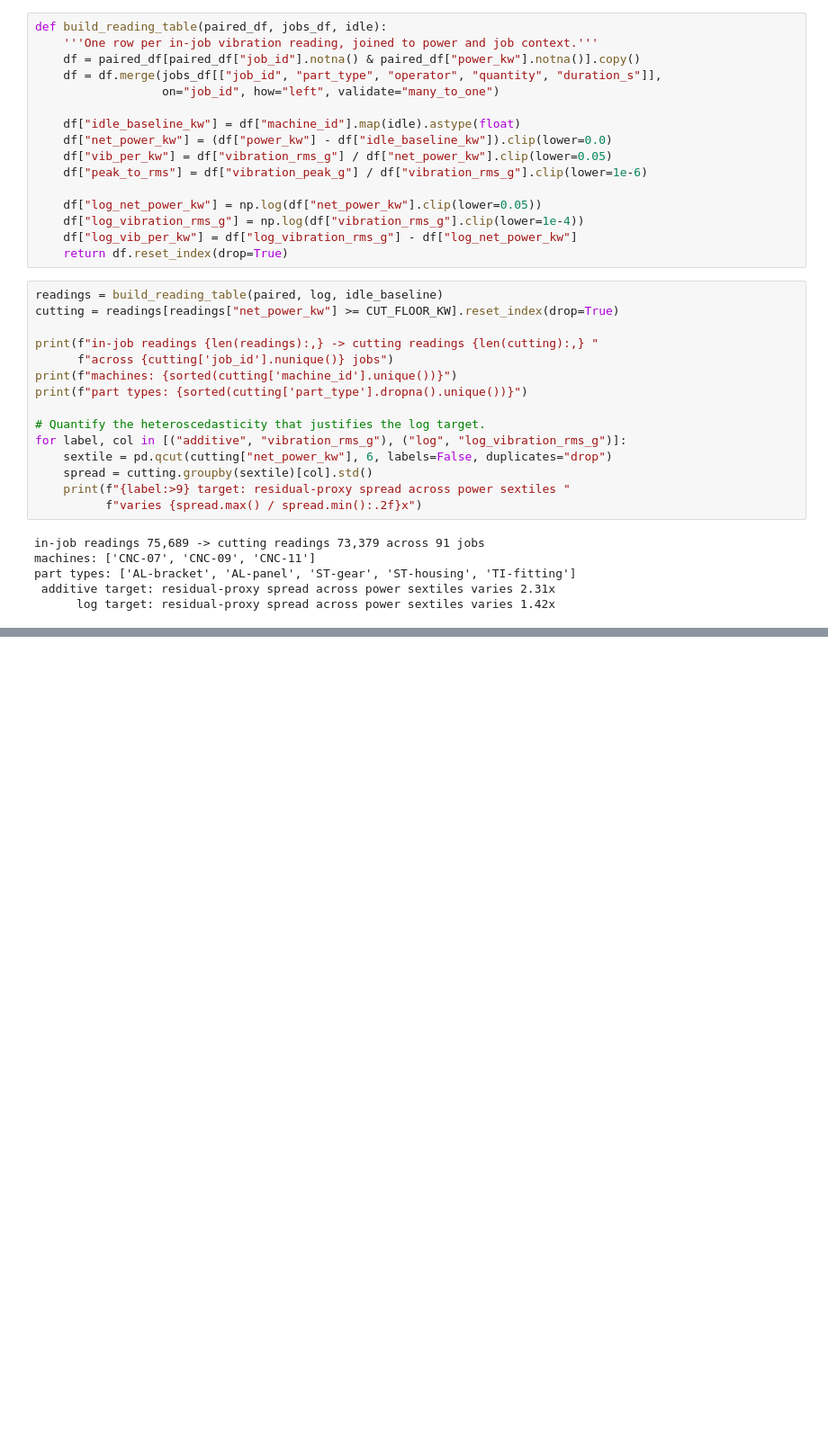
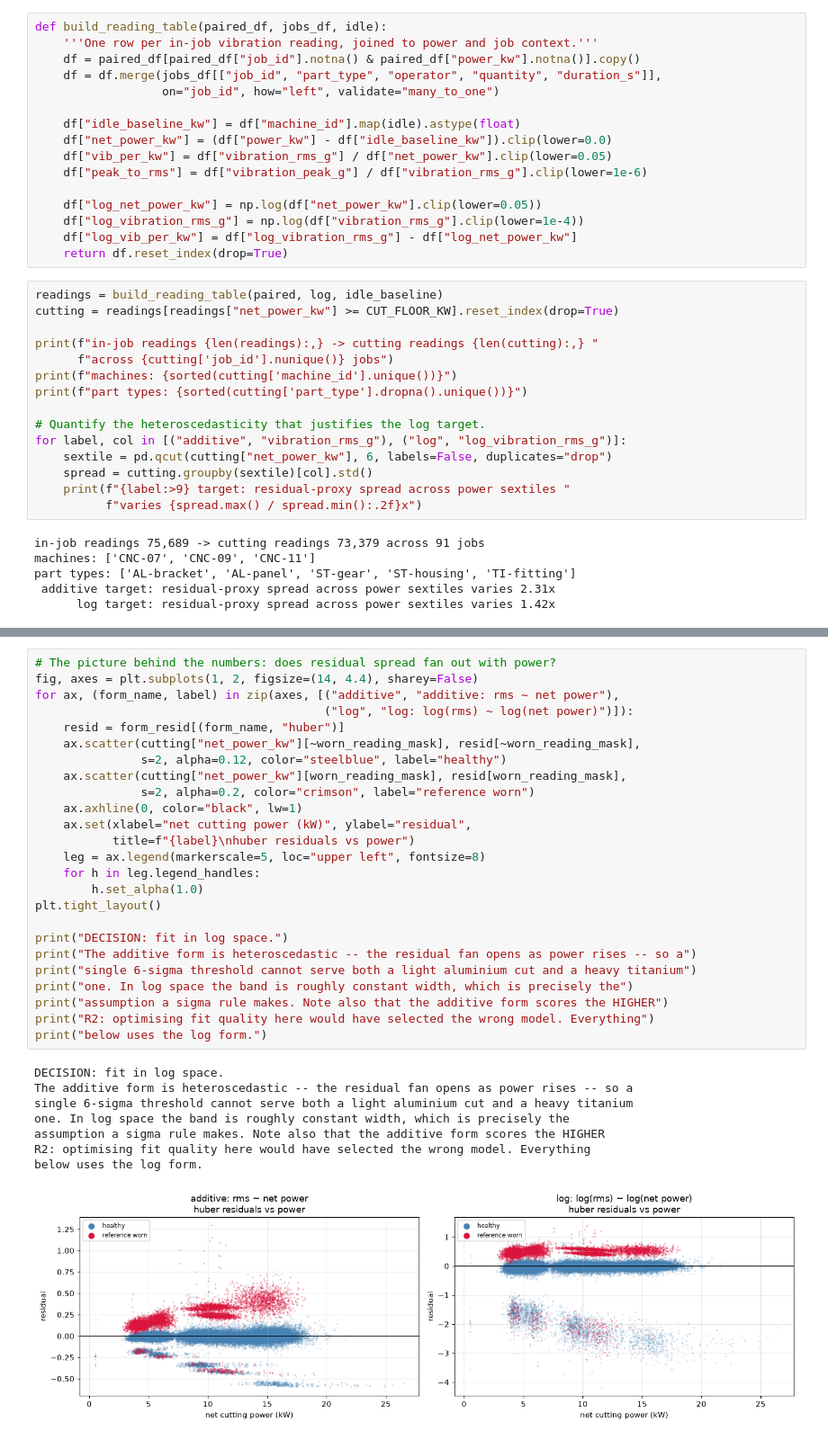
Before and after one commit to Huzefa-Calcutta/forgewright, a Jupyter notebook: notebooks/model_design.ipynb, the cells around one changed output, grey strips where cells are left out. Shown at 90% size. Saved outputs shown, nothing was run; the diff lists cells and outputs as text; blank space fills up the shorter version.

Commit message:
Update model_design.ipynb
added analysis to evaluate the candidates for primary detector

```diff
--- a/notebooks/model_design.ipynb
+++ b/notebooks/model_design.ipynb
@@ -443,0 +784,34 @@ part types: ['AL-bracket', 'AL-panel', 'ST-gear', 'ST-housing', 'TI-fitting']
+# %%
+# The picture behind the numbers: does residual spread fan out with power?
+fig, axes = plt.subplots(1, 2, figsize=(14, 4.4), sharey=False)
+for ax, (form_name, label) in zip(axes, [("additive", "additive: rms ~ net power"),
+                                         ("log", "log: log(rms) ~ log(net power)")]):
+    resid = form_resid[(form_name, "huber")]
+    ax.scatter(cutting["net_power_kw"][~worn_reading_mask], resid[~worn_reading_mask],
+               s=2, alpha=0.12, color="steelblue", label="healthy")
+    ax.scatter(cutting["net_power_kw"][worn_reading_mask], resid[worn_reading_mask],
+               s=2, alpha=0.2, color="crimson", label="reference worn")
+    ax.axhline(0, color="black", lw=1)
+    ax.set(xlabel="net cutting power (kW)", ylabel="residual",
+           title=f"{label}\nhuber residuals vs power")
+    leg = ax.legend(markerscale=5, loc="upper left", fontsize=8)
+    for h in leg.legend_handles:
+        h.set_alpha(1.0)
+plt.tight_layout()
+
+print("DECISION: fit in log space.")
+print("The additive form is heteroscedastic -- the residual fan opens as power rises -- so a")
+print("single 6-sigma threshold cannot serve both a light aluminium cut and a heavy titanium")
+print("one. In log space the band is roughly constant width, which is precisely the")
+print("assumption a sigma rule makes. Note also that the additive form scores the HIGHER")
+print("R2: optimising fit quality here would have selected the wrong model. Everything")
+print("below uses the log form.")
+# %% [output]
+DECISION: fit in log space.
+The additive form is heteroscedastic -- the residual fan opens as power rises -- so a
+single 6-sigma threshold cannot serve both a light aluminium cut and a heavy titanium
+one. In log space the band is roughly constant width, which is precisely the
+assumption a sigma rule makes. Note also that the additive form scores the HIGHER
+R2: optimising fit quality here would have selected the wrong model. Everything
+below uses the log form.
+[figure, added]
```
Also changed, not shown: parts of 13 cells of this notebook.
